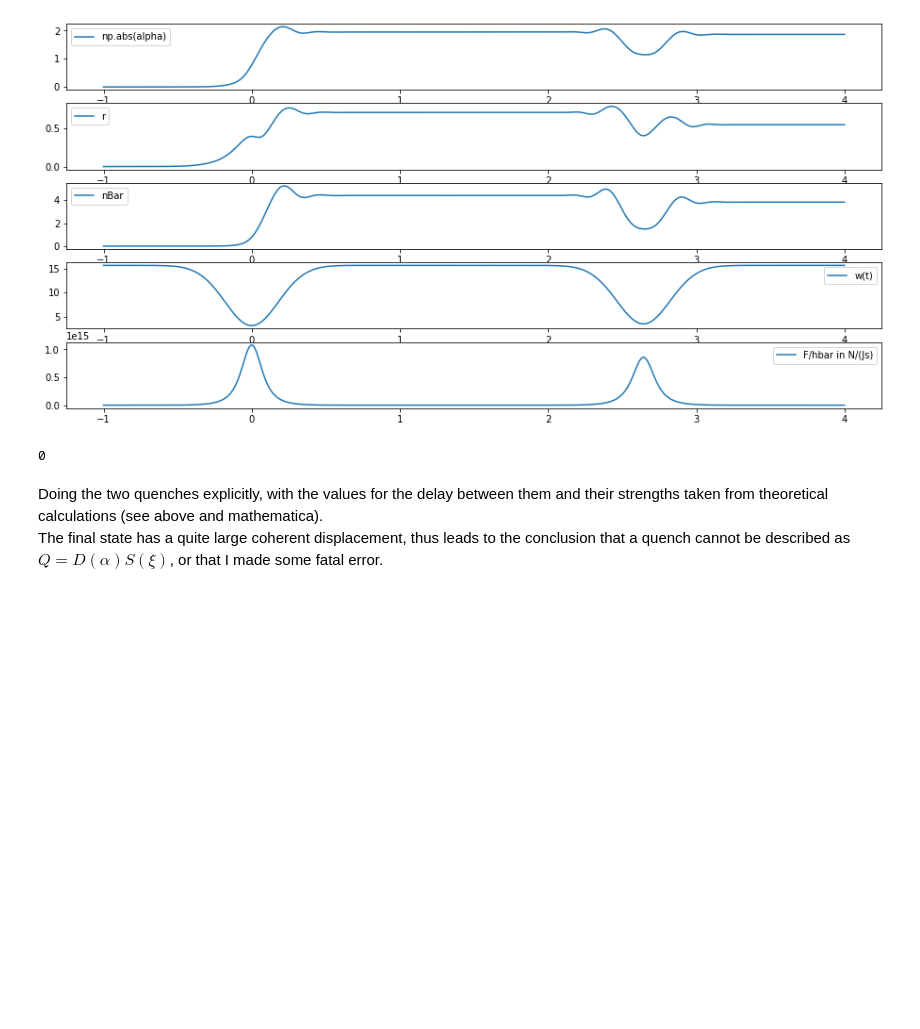
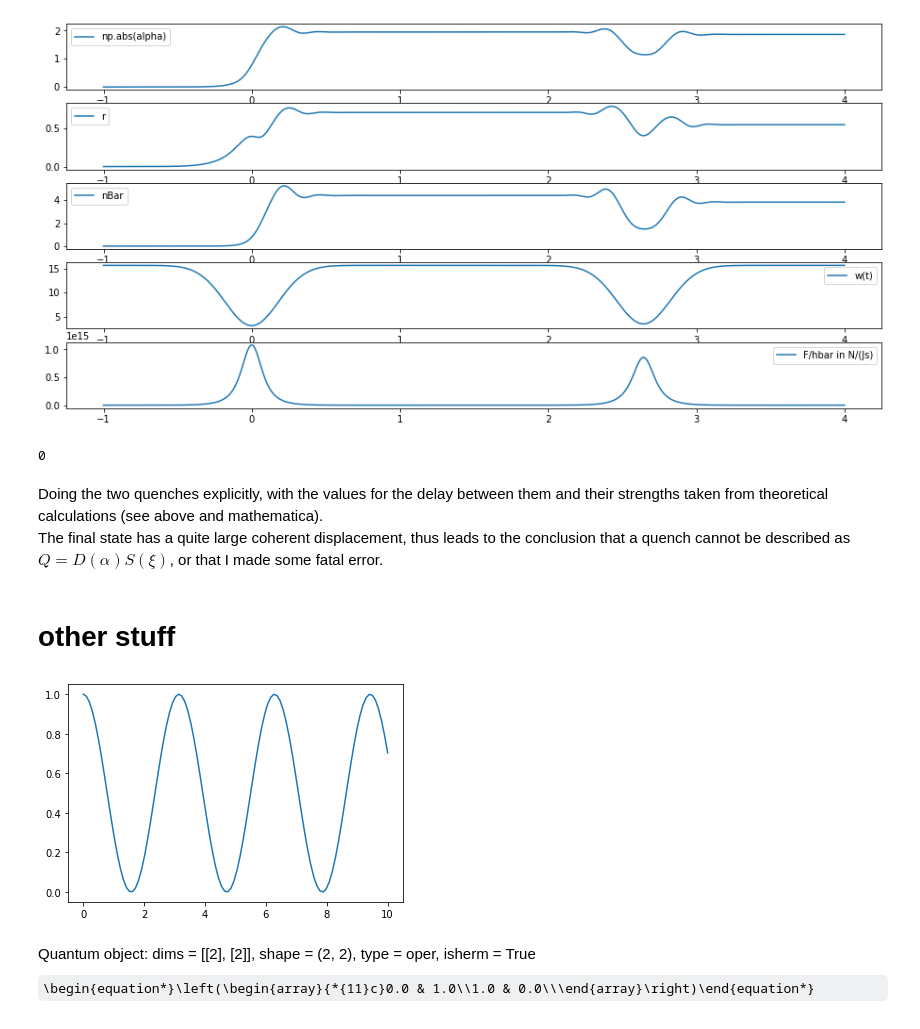
Before and after one commit to R-Thomm/Robin-Master, a Jupyter notebook: DoubleQuench.ipynb, the cells around one changed output. Saved outputs shown, nothing was run; the diff lists cells and outputs as text; code cells hidden in the pictures; some formulas as TeX source; blank space fills up the shorter version.

```diff
--- a/DoubleQuench.ipynb
+++ b/DoubleQuench.ipynb
@@ -829,3 +829,26 @@ plotResults(timesQQ, resultQQ, argsQQ, calculate_nT = False, nSkipp = 1, showPro
 # %% [markdown]
 Doing the two quenches explicitly, with the values for the delay between them and their strengths taken from theoretical calculations (see above and mathematica).<br/>
 The final state has a quite large coherent displacement, thus leads to the conclusion that a quench cannot be described as  $Q = D(\alpha) S(\xi)$, or that I made some fatal error.
+# %% [markdown]
+# other stuff
+# %%
+w0 = 1
+H0 = -0.5*w0 * sigmaz()
+Hmw = Qobj([[0, 1], [1, 0]])
+
+psi0 = basis(2, 0)
+# psi0 = sigmax()
+# %%
+tlist = np.linspace(0, 10, 100)
+result = mesolve(Hmw, psi0, tlist, [], [])
+# %%
+proj = Qobj([[1,0],[0,0]])
+
+plt.plot(tlist, expect(proj, result.states))
+plt.show()
+# %% [output]
+[figure, added]
+# %%
+sigmax()
+# %% [output]
+Quantum object: dims = [[2], [2]], shape = (2, 2), type = oper, isherm = True\begin{equation*}\left(\begin{array}{*{11}c}0.0 & 1.0\\1.0 & 0.0\\\end{array}\right)\end{equation*}
```
Also changed, not shown: 11 other files.
